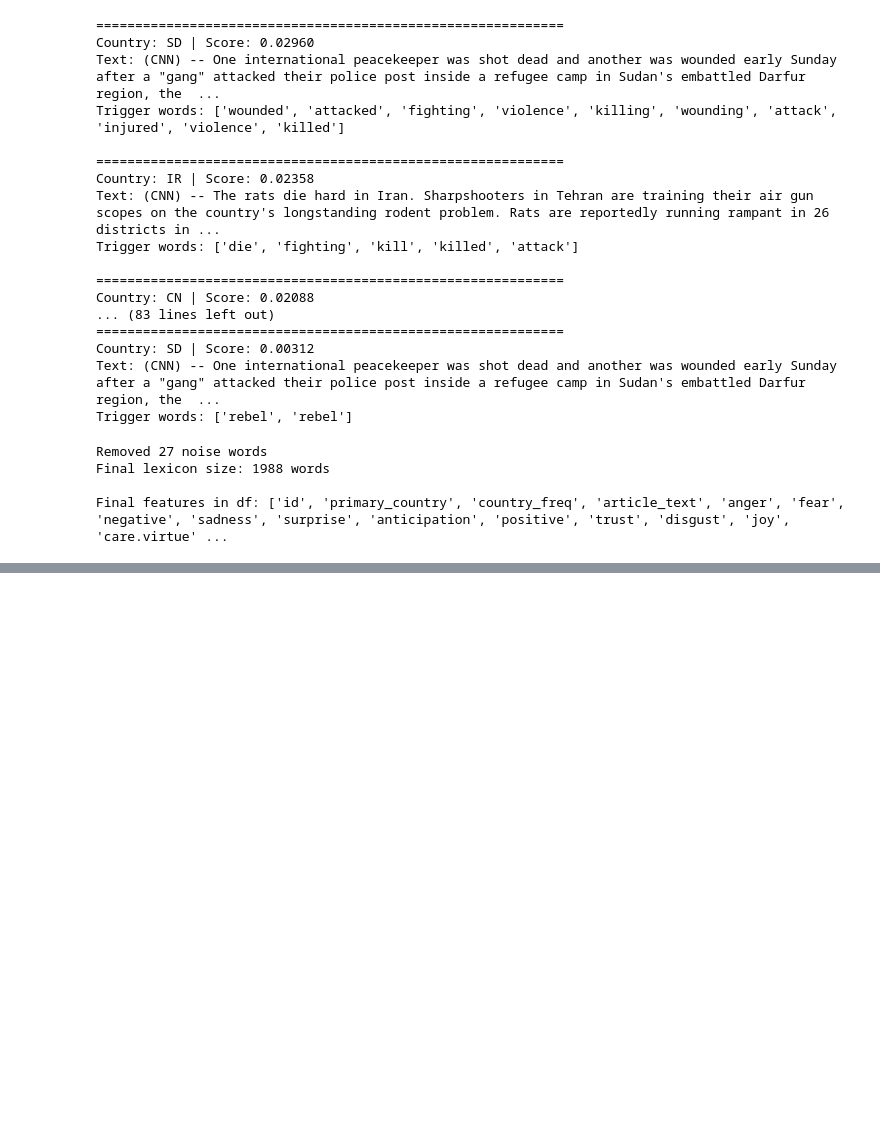
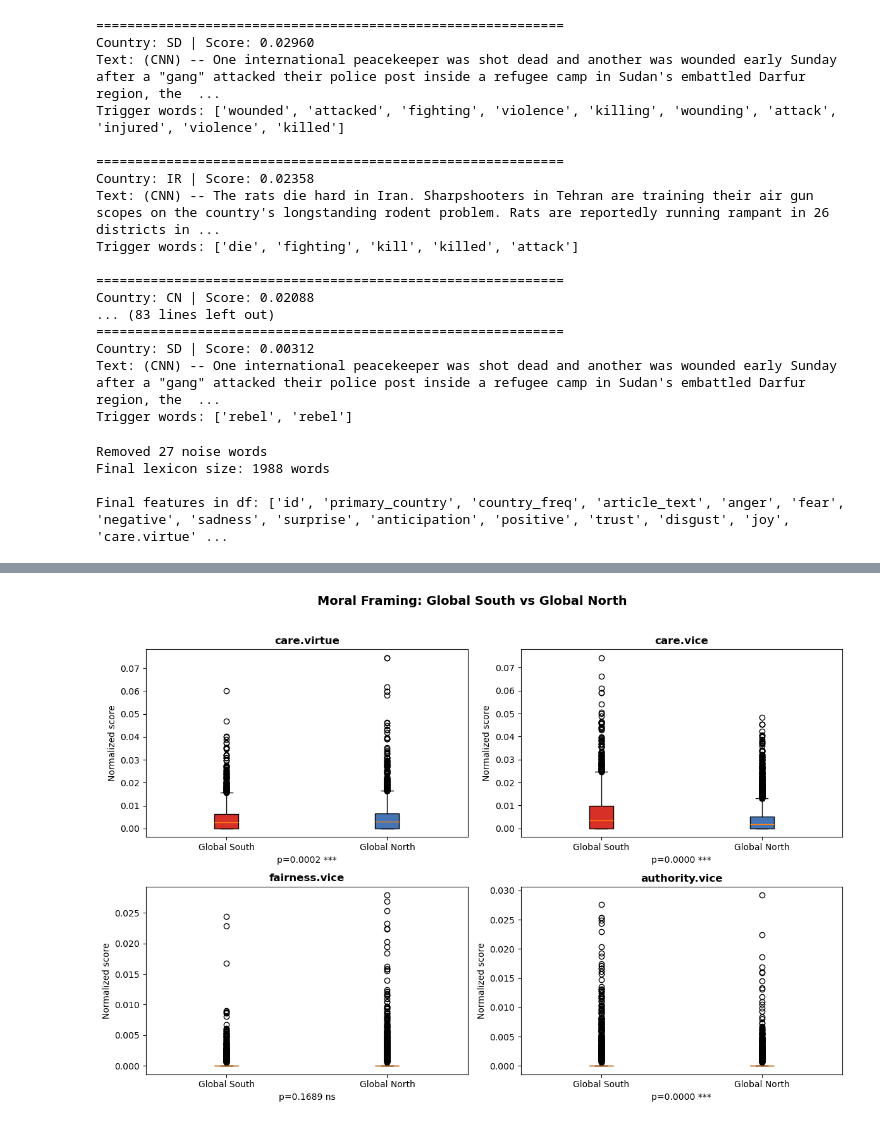
Before and after one commit to Norinasayande/Voices-in-the-news, a Jupyter notebook: NRC_lexicon_and _other.ipynb, the cells around one changed output, grey strips where cells are left out. Cells and saved outputs as stored; diff of their text form; code cells hidden in the pictures; blank space fills up the shorter version.

Commit message:
Here I've done the analysis on 5k rows, some graphs and plots

```diff
--- a/NRC_lexicon_and _other.ipynb
+++ b/NRC_lexicon_and _other.ipynb
@@ -523,0 +674,2 @@ df.head(10)
+# %%
+df_ns= pd.read_csv("StructuralFactorsOfCountries.csv")
@@ -523,0 +690,2 @@ df.head(10)
+# %%
+df_merged = df_label.merge(df_ns, left_on="primary_country", right_on="iso2", how="left")
@@ -523,0 +746,15 @@ df.head(10)
+# %%
+# ── 4. Statistical tests ─────────────────────────────────────────────────
+print("\n── Mann-Whitney U Tests ──")
+print(f"{'Feature':20s} {'GS mean':>10} {'GN mean':>10} {'p-value':>10} {'sig':>5}")
+print("-" * 60)
+
+for feature in framing_features:
+    gs_scores = south[feature].dropna()
+    gn_scores = north[feature].dropna()
+
+    stat, p = stats.mannwhitneyu(gs_scores, gn_scores, alternative='two-sided')
+
+    sig = '***' if p < 0.001 else '**' if p < 0.01 else '*' if p < 0.05 else 'ns'
+
+    print(f"{feature:20s} {gs_scores.mean():>10.5f} {gn_scores.mean():>10.5f} {p:>10.4f} {sig:>5}")
@@ -523,0 +769,38 @@ df.head(10)
+# %%
+# ── 5. Boxplots — vice vs virtue across GN and GS ────────────────────────
+fig, axes = plt.subplots(2, 2, figsize=(12, 8))
+axes = axes.flatten()
+
+colors = {'Global South': '#d73027', 'Global North': '#4575b4'}
+
+for i, feature in enumerate(framing_features):
+    ax = axes[i]
+
+    data_to_plot = [
+        south[feature].dropna(),
+        north[feature].dropna()
+    ]
+
+    bp = ax.boxplot(data_to_plot, patch_artist=True,
+                    labels=['Global South', 'Global North'])
+
+    # Color the boxes
+    bp['boxes'][0].set_facecolor('#d73027')
+    bp['boxes'][1].set_facecolor('#4575b4')
+
+    ax.set_title(feature, fontsize=12, fontweight='bold')
+    ax.set_ylabel('Normalized score')
+
+    # Add p-value annotation
+    _, p = stats.mannwhitneyu(south[feature].dropna(),
+                               north[feature].dropna(),
+                               alternative='two-sided')
+    sig = '***' if p < 0.001 else '**' if p < 0.01 else '*' if p < 0.05 else 'ns'
+    ax.set_xlabel(f'p={p:.4f} {sig}', fontsize=10)
+
+plt.suptitle('Moral Framing: Global South vs Global North',
+             fontsize=14, fontweight='bold', y=1.02)
+plt.tight_layout()
+plt.show()
+# %% [output]
+[figure, added]
```
Also changed, not shown: parts of 18 cells of this notebook.
